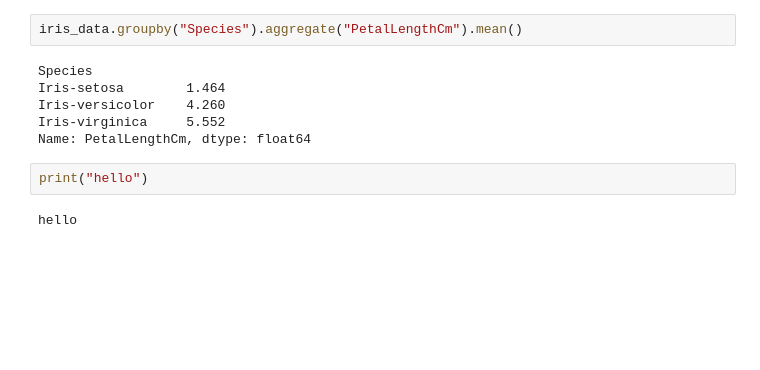
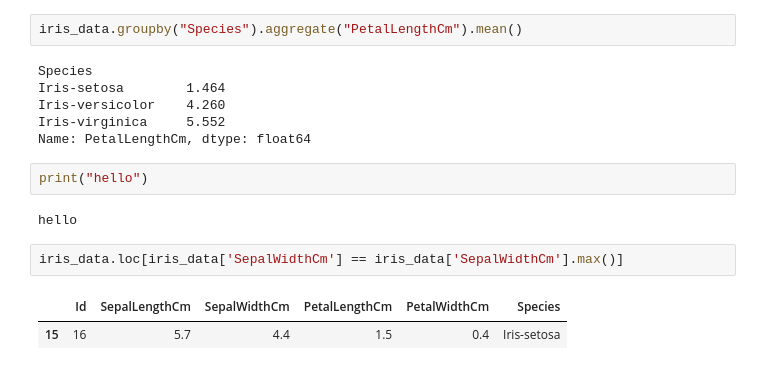
Before and after one commit to Himmu5/data-analysis, a Jupyter notebook: notebooks/iris_analysis.ipynb, the cells around one changed output. Drawn from its saved outputs; the diff is of its cells as text; blank space fills up the shorter version.

```diff
--- a/notebooks/iris_analysis.ipynb
+++ b/notebooks/iris_analysis.ipynb
@@ -98,3 +98,8 @@ Name: PetalLengthCm, dtype: float64
 print("hello")
 # %% [output]
 hello
+# %%
+iris_data.loc[iris_data['SepalWidthCm'] == iris_data['SepalWidthCm'].max()]
+# %% [output]
+|  | Id | SepalLengthCm | SepalWidthCm | PetalLengthCm | PetalWidthCm | Species |
+| 15 | 16 | 5.7 | 4.4 | 1.5 | 0.4 | Iris-setosa |
```
Also changed, not shown: parts of 4 cells of this notebook.
